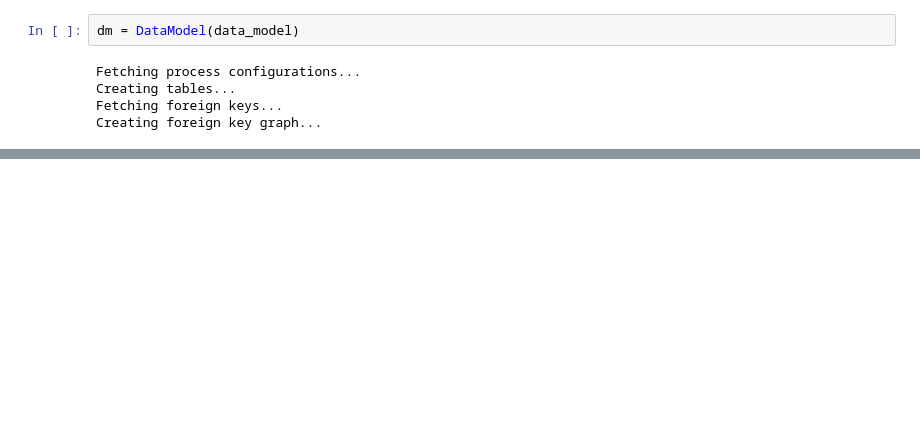
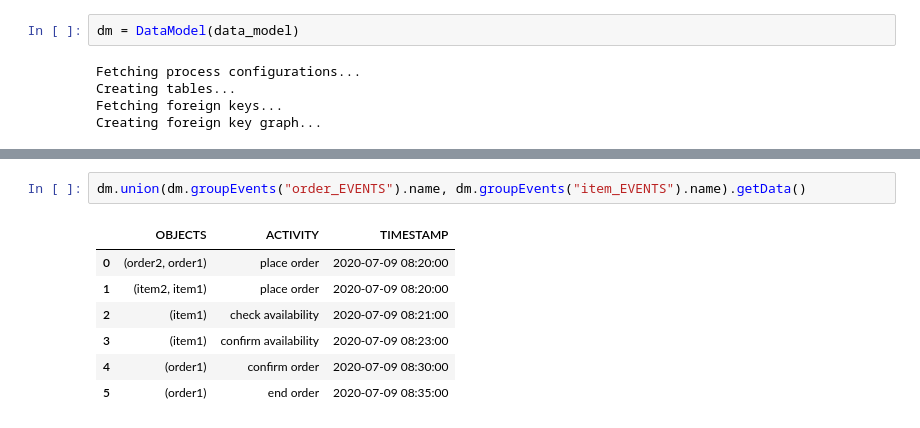
Before and after one commit to finnigen/ocel-operators, a Jupyter notebook: OCEL_Operators_Class.ipynb, the cells around one changed output, grey strips where cells are left out. Saved outputs shown, nothing was run; the diff lists cells and outputs as text; blank space fills up the shorter version.

```diff
--- a/OCEL_Operators_Class.ipynb
+++ b/OCEL_Operators_Class.ipynb
@@ -409,0 +503,10 @@ dm.groupEvents(allUnion.name).getData()
+# %%
+dm.union(dm.groupEvents("order_EVENTS").name, dm.groupEvents("item_EVENTS").name).getData()
+# %% [output]
+|  | OBJECTS | ACTIVITY | TIMESTAMP |
+| 0 | (order2, order1) | place order | 2020-07-09 08:20:00 |
+| 1 | (item2, item1) | place order | 2020-07-09 08:20:00 |
+| 2 | (item1) | check availability | 2020-07-09 08:21:00 |
+| 3 | (item1) | confirm availability | 2020-07-09 08:23:00 |
+| 4 | (order1) | confirm order | 2020-07-09 08:30:00 |
+| 5 | (order1) | end order | 2020-07-09 08:35:00 |
```
Also changed, not shown: parts of 13 cells of this notebook.
